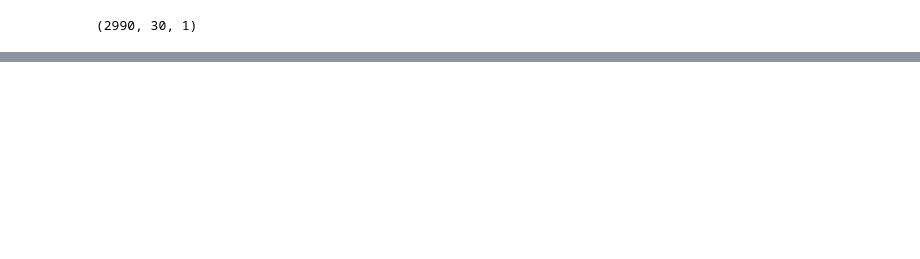
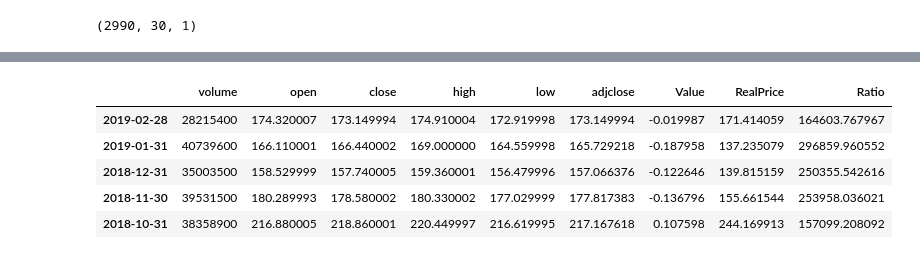
Before and after one commit to stanleyh007/ML_Project5, a Jupyter notebook: ML_Project5/Project_5.ipynb, the cells around one changed output, grey strips where cells are left out. Saved outputs shown, nothing was run; the diff lists cells and outputs as text; code cells hidden in the pictures; blank space fills up the shorter version.

```diff
--- a/ML_Project5/Project_5.ipynb
+++ b/ML_Project5/Project_5.ipynb
@@ -184,0 +224,11 @@ In the graph, it seems like there is a delay in this prediction, which is right
+# %%
+# Ratio to its volume
+new_data_apple['Ratio'] = new_data_apple.volume / new_data_apple.RealPrice
+new_data_apple.head()
+# %% [output]
+|  | volume | open | close | high | low | adjclose | Value | RealPrice | Ratio |
+| 2019-02-28 | 28215400 | 174.320007 | 173.149994 | 174.910004 | 172.919998 | 173.149994 | -0.019987 | 171.414059 | 164603.767967 |
+| 2019-01-31 | 40739600 | 166.110001 | 166.440002 | 169.000000 | 164.559998 | 165.729218 | -0.187958 | 137.235079 | 296859.960552 |
+| 2018-12-31 | 35003500 | 158.529999 | 157.740005 | 159.360001 | 156.479996 | 157.066376 | -0.122646 | 139.815159 | 250355.542616 |
+| 2018-11-30 | 39531500 | 180.289993 | 178.580002 | 180.330002 | 177.029999 | 177.817383 | -0.136796 | 155.661544 | 253958.036021 |
+| 2018-10-31 | 38358900 | 216.880005 | 218.860001 | 220.449997 | 216.619995 | 217.167618 | 0.107598 | 244.169913 | 157099.208092 |
```
Also changed, not shown: parts of 27 cells of this notebook, 1 other file.
